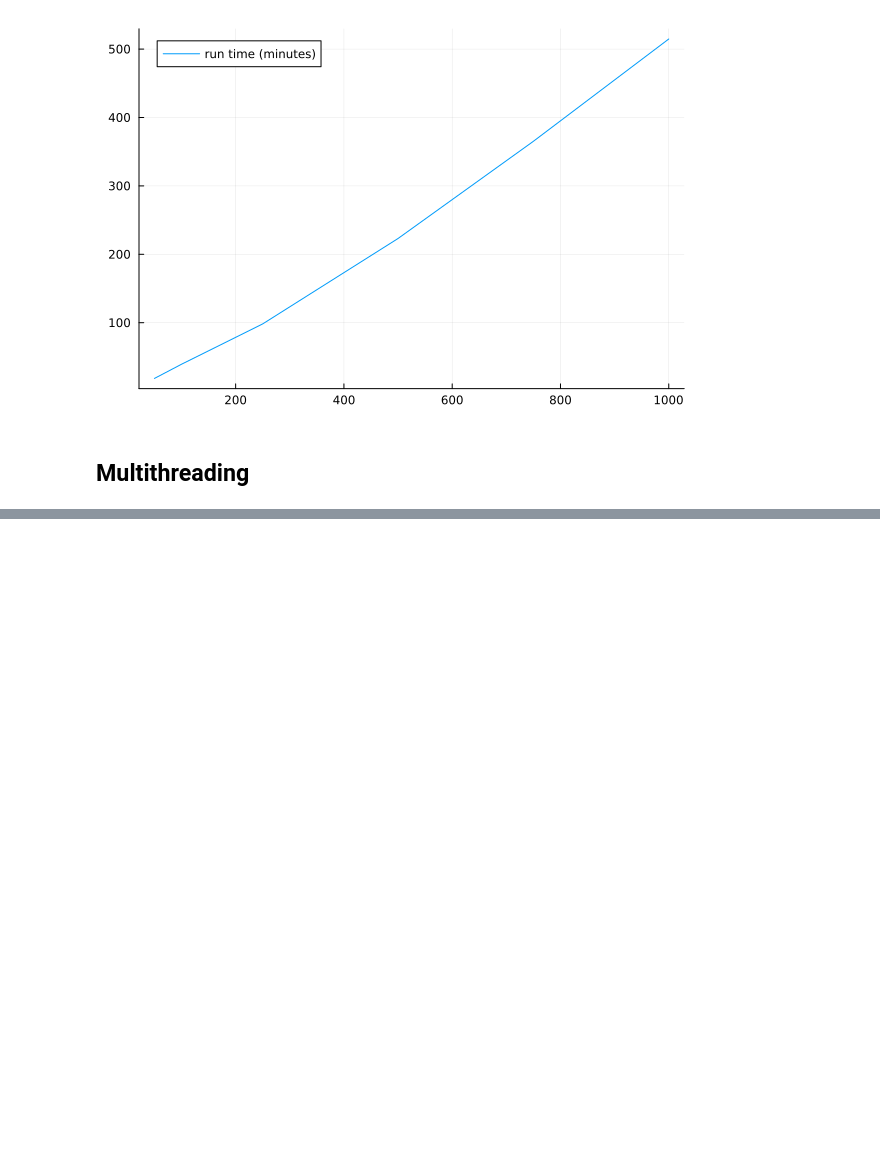
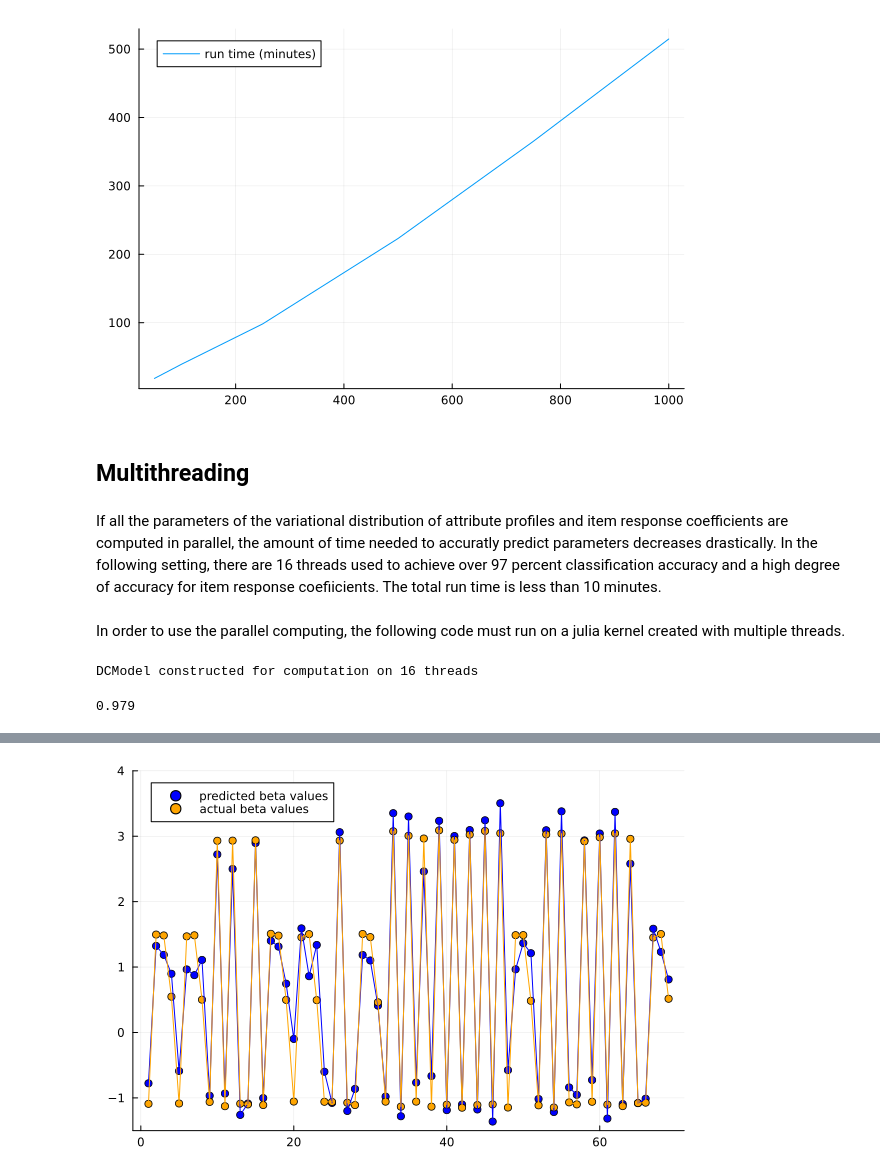
Before and after one commit to dc165/BBVI, a Jupyter notebook: DCM_model/BBVI for DCM.ipynb, the cells around one changed output, grey strips where cells are left out. Cells and saved outputs as stored; diff of their text form; code cells hidden in the pictures; blank space fills up the shorter version.

```diff
--- a/DCM_model/BBVI for DCM.ipynb
+++ b/DCM_model/BBVI for DCM.ipynb
@@ -214,11 +210,0 @@ obs = DCMObs(Y, Q);
-# %%
-a0 = 1e-2
-b0 = 1e-4
-d0 = ones(size(obs.D[1], 1))
-M = 1000
-model = DCModel(obs, d0, a0, b0, M)
-
-# Set beta to true values
-for j in 1:30
-    model.mu_star[j] .= data[:beta][j]
-end
@@ -308,7 +211,10 @@ data[:beta]
 # %% [markdown]
 **Learn full model**
 # %%
-M = 70
+a0 = 1e-2
+b0 = 1e-4
+d0 = ones(size(obs.D[1], 1))
+M = 100
 model = DCModel(obs, d0, a0, b0, M);
 # %%
 # 200 iterations of coordinate ascent
@@ -519,3 +417,12 @@ plot(sample_sizes, runtimes/60, label = "run time (minutes)")
 [figure]
 # %% [markdown]
 ## Multithreading
+# %% [markdown]
+If all the parameters of the variational distribution of attribute profiles and item response coefficients are computed in parallel, the amount of time needed to accuratly predict parameters decreases drastically. In the following setting, there are 16 threads used to achieve over 97 percent classification accuracy and a high degree of accuracy for item response coefiicients. The total run time is less than 10 minutes.
+# %% [markdown]
+In order to use the parallel computing, the following code must run on a julia kernel created with multiple threads.
+# %%
+M = 100
+model = DCModel(obs, d0, a0, b0, M, enable_parallel=true);
+# %% [output]
+DCModel constructed for computation on 16 threads
@@ -521,0 +438,35 @@ plot(sample_sizes, runtimes/60, label = "run time (minutes)")
+# %%
+skill_profiles = Dict(1=>"00",
+                 3=>"01",
+                 2=>"10",
+                 4=>"11")
+
+pred = []
+for i in 1:1000
+    push!(pred, skill_profiles[argmax(model.pi_star[i])])
+end
+
+mean(pred .== data[:skill])
+# %% [output]
+0.979
+# %%
+using Plots
+
+pred_beta_values = []
+actual_beta_values = []
+for j in 1:30
+    for val in model.mu_star[j]
+        push!(pred_beta_values, val)
+    end
+    for val in data[:beta][j]
+        push!(actual_beta_values, val)
+    end
+end
+
+x = 1:69
+plot(x, pred_beta_values, seriestype=:scatter, label = "predicted beta values", mc=:blue)
+plot!(x, actual_beta_values, seriestype=:scatter, label = "actual beta values", mc=:orange)
+plot!(x, pred_beta_values, label = "", lc=:blue)
+plot!(x, actual_beta_values, label = "", lc=:orange)
+ylims!(-1.5, 4)
+# %% [output]
@@ -521,0 +474 @@ plot(sample_sizes, runtimes/60, label = "run time (minutes)")
+[figure, added]
```
Also changed, not shown: parts of 14 cells of this notebook, 5 other files.
